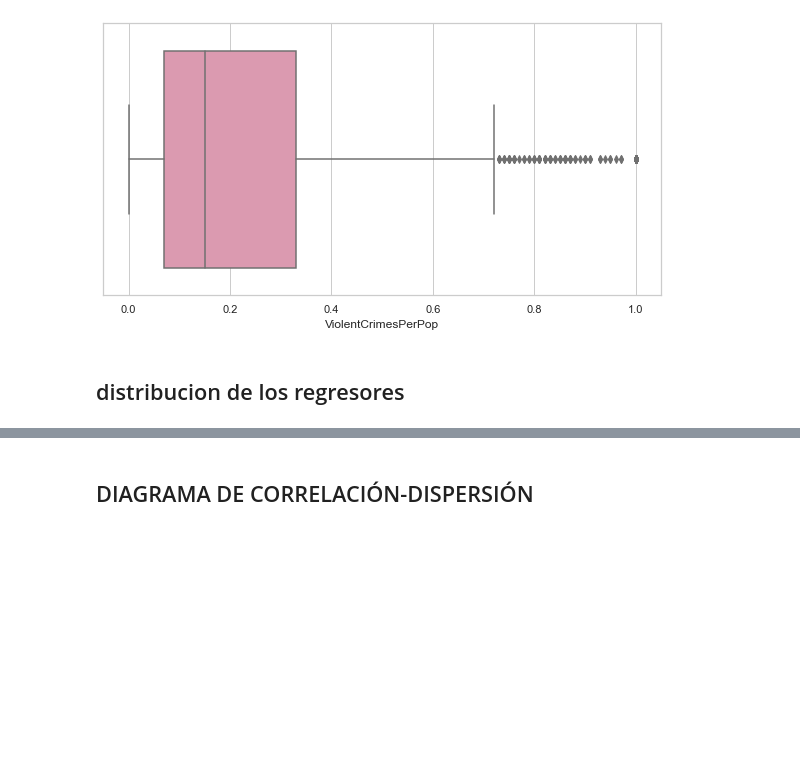
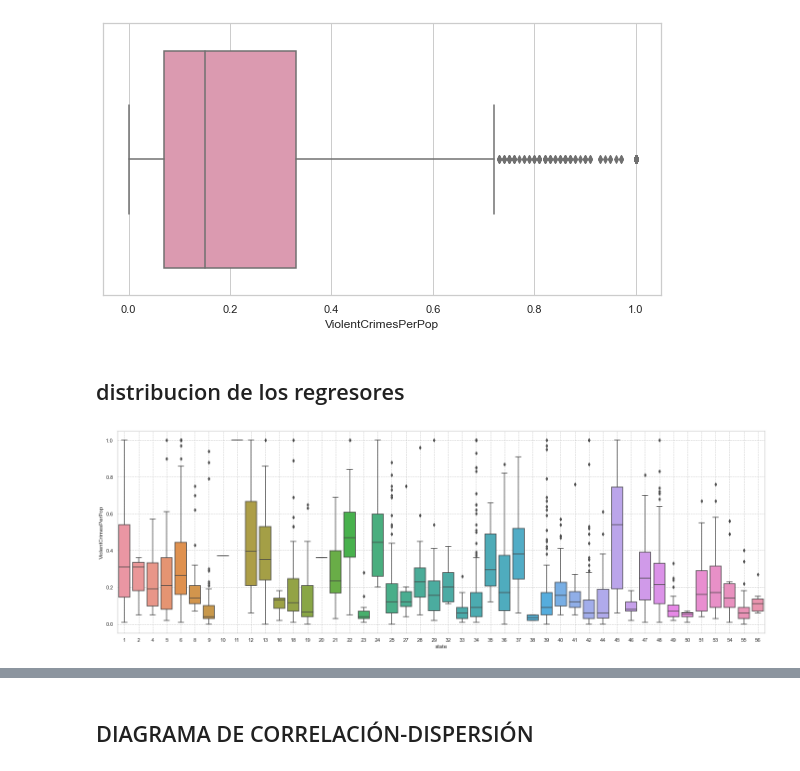
Before and after one commit to Rebeca98/Crime-prediction, a Jupyter notebook: Data_Crawling.ipynb, the cells around one changed output, grey strips where cells are left out. Saved outputs shown, nothing was run; the diff lists cells and outputs as text; code cells hidden in the pictures; blank space fills up the shorter version.

Commit message:
Data crawling

```diff
--- a/Data_Crawling.ipynb
+++ b/Data_Crawling.ipynb
@@ -396,3 +396,11 @@ sns.boxplot(x=data["ViolentCrimesPerPop"],color='#E68FAC')
 [figure]
 # %% [markdown]
 ## distribucion de los regresores
+# %%
+from matplotlib.ticker import MultipleLocator,AutoMinorLocator
+fig,ax = plt.subplots(figsize=(25,8))
+ax = sns.boxplot(x="state", y="ViolentCrimesPerPop", data=data)
+#ax.yaxis.set_major_locator(MultipleLocator(5000))
+ax.grid(which='major', color='#CCCCCC', linestyle='--')
+# %% [output]
+[figure, added]
```
Also changed, not shown: parts of 1 cell of this notebook.
